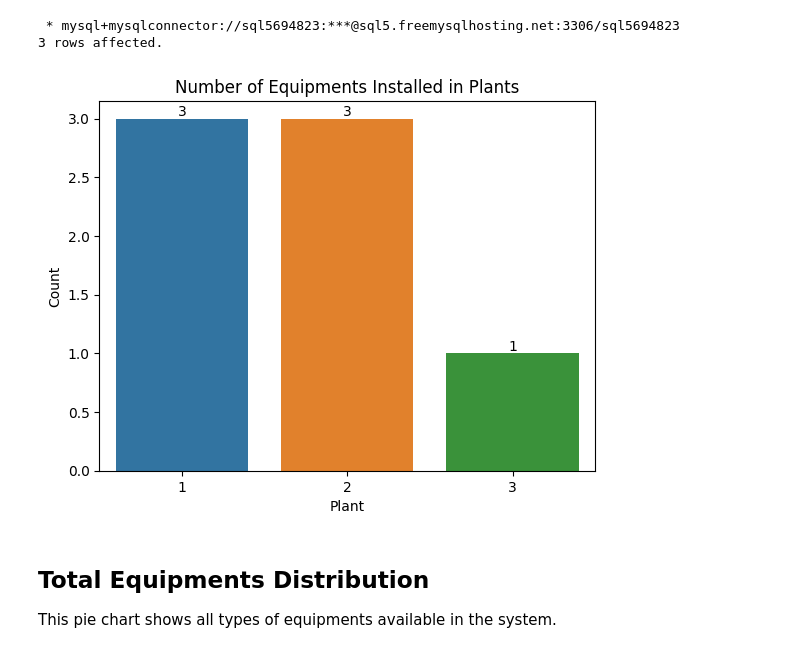
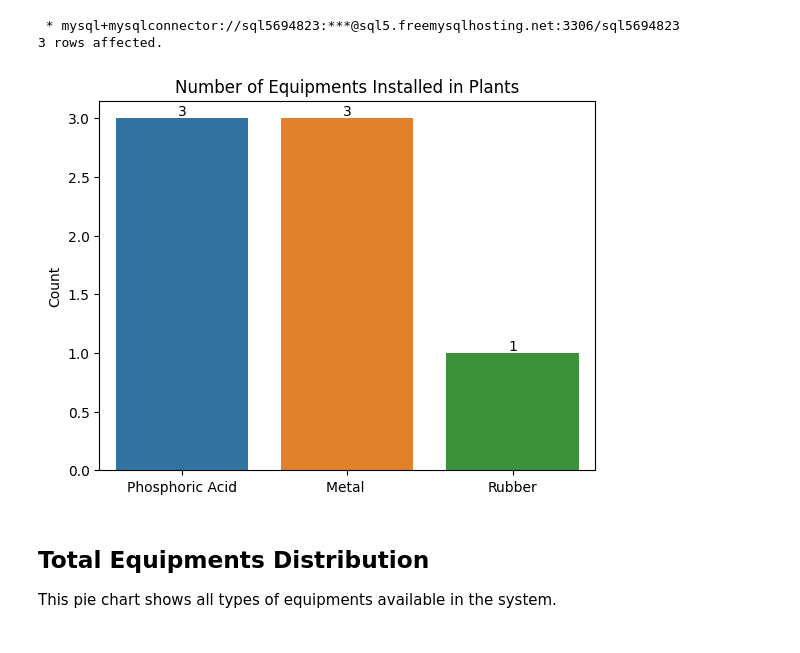
Before and after one commit to tapaswi-v-s/industrial-equipment-inspection-system, a Jupyter notebook: industrial-equipment-inspection-system-app/jupyter_notebook/industrial-equipment-management-system.ipynb, the cells around one changed output. Drawn from its saved outputs; the diff is of its cells as text; code cells hidden in the pictures.

```diff
--- a/industrial-equipment-inspection-system-app/jupyter_notebook/industrial-equipment-management-system.ipynb
+++ b/industrial-equipment-inspection-system-app/jupyter_notebook/industrial-equipment-management-system.ipynb
@@ -16,19 +16,19 @@ connection_url = 'mysql+mysqlconnector://sql5694823:u1junkFtQf@sql5.freemysqlhos
 
 This bar plot shows total number of equipments installed in every plants
 # %%
-plant_equipments = %sql SELECT COUNT(*) AS Count, plant_id FROM sql5694823.equipment GROUP BY plant_id;
+plant_equipments = %sql SELECT COUNT(*) AS Count, plant_id, plant.Name FROM sql5694823.equipment JOIN plant ON plant.id=equipment.plant_id GROUP BY plant_id;
 plant_equipments = plant_equipments.DataFrame()
 # %% [output]
  * mysql+mysqlconnector://sql5694823:***@sql5.freemysqlhosting.net:3306/sql5694823
 3 rows affected.
 # %%
-ax = sns.barplot(data=plant_equipments, x='plant_id', y='Count')
+ax = sns.barplot(data=plant_equipments, x='Name', y='Count')
 ax.bar_label(ax.containers[0])
 plt.title("Number of Equipments Installed in Plants")
-plt.xlabel('Plant')
+plt.xlabel('')
 plt.show()
 # %% [output]
-[figure, old version]
+[figure, new version]
 # %% [markdown]
 ## Total Equipments Distribution
 
```
Also changed, not shown: parts of 9 cells of this notebook.
